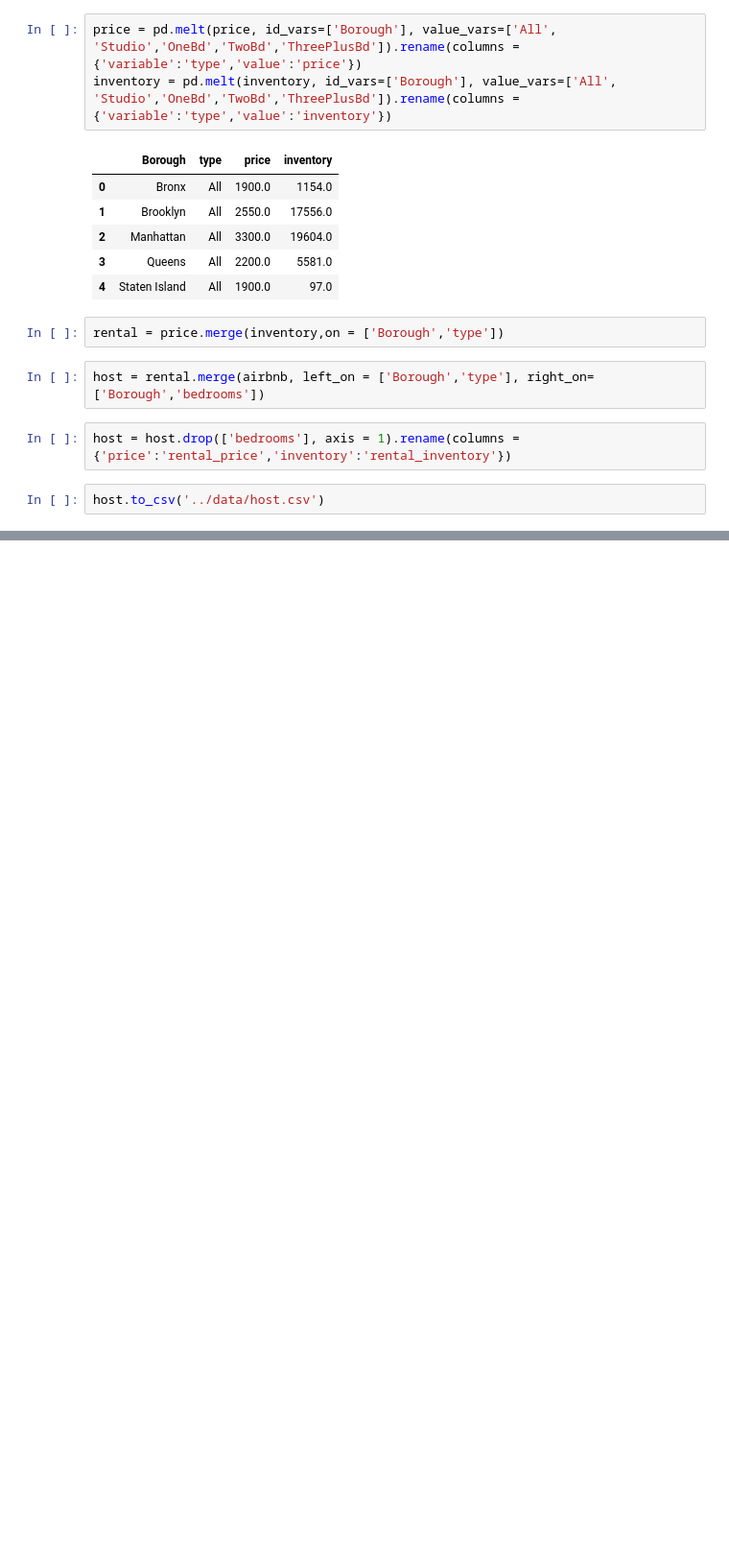
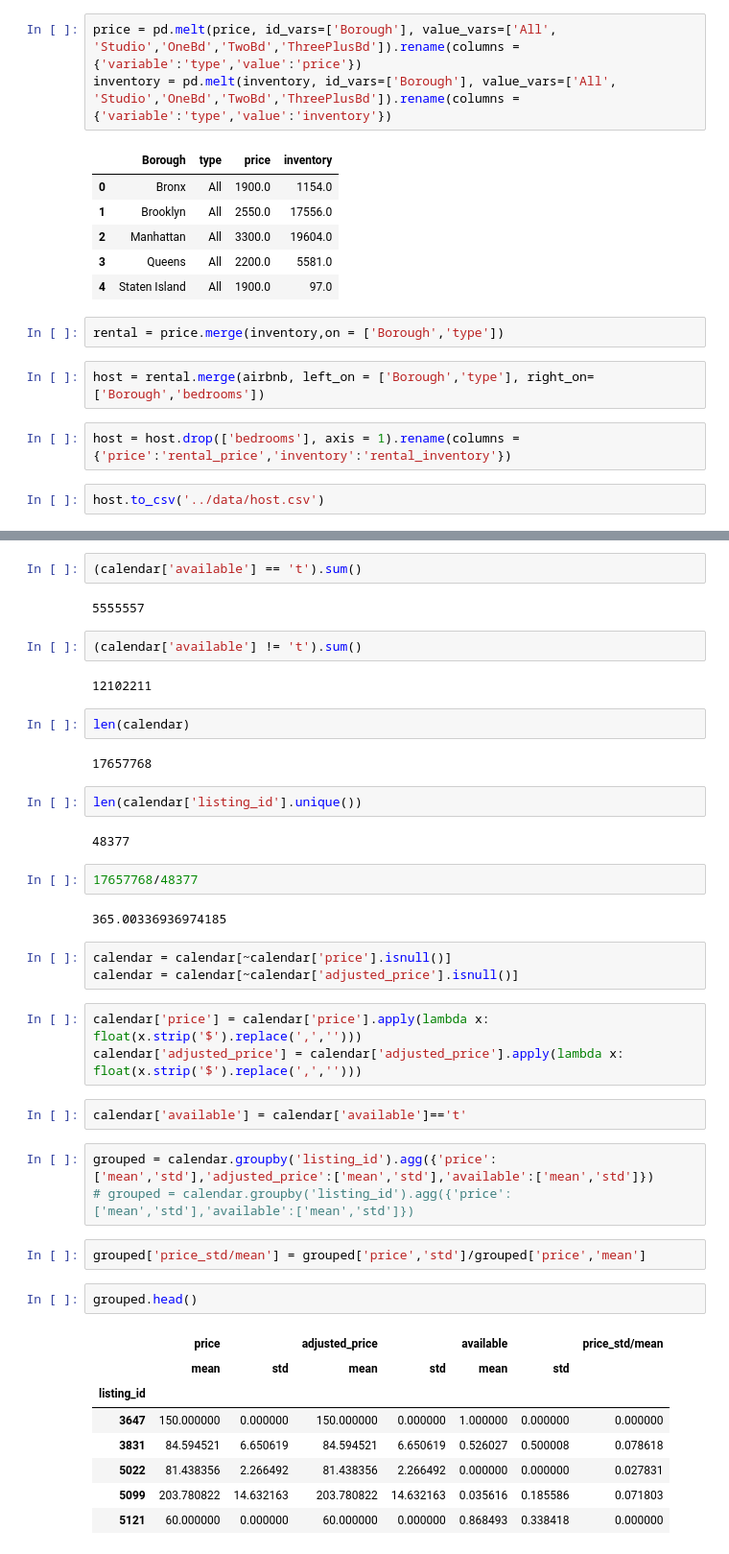
Before and after one commit to wuzheyu/airnalysis, a Jupyter notebook: analysis/host_datacleaning.ipynb, the cells around one changed output, grey strips where cells are left out. Shown at 96% size. Cells and saved outputs as stored; diff of their text form; blank space fills up the shorter version.

```diff
--- a/analysis/host_datacleaning.ipynb
+++ b/analysis/host_datacleaning.ipynb
@@ -260,0 +280,44 @@ host.to_csv('../data/host.csv')
+# %%
+(calendar['available'] == 't').sum()
+# %% [output]
+5555557
+# %%
+(calendar['available'] != 't').sum()
+# %% [output]
+12102211
+# %%
+len(calendar)
+# %% [output]
+17657768
+# %%
+len(calendar['listing_id'].unique())
+# %% [output]
+48377
+# %%
+17657768/48377
+# %% [output]
+365.00336936974185
+# %%
+calendar = calendar[~calendar['price'].isnull()]
+calendar = calendar[~calendar['adjusted_price'].isnull()]
+# %%
+calendar['price'] = calendar['price'].apply(lambda x: float(x.strip('$').replace(',','')))
+calendar['adjusted_price'] = calendar['adjusted_price'].apply(lambda x: float(x.strip('$').replace(',','')))
+# %%
+calendar['available'] = calendar['available']=='t'
+# %%
+grouped = calendar.groupby('listing_id').agg({'price':['mean','std'],'adjusted_price':['mean','std'],'available':['mean','std']})
+# grouped = calendar.groupby('listing_id').agg({'price':['mean','std'],'available':['mean','std']})
+# %%
+grouped['price_std/mean'] = grouped['price','std']/grouped['price','mean']
+# %%
+grouped.head()
+# %% [output]
+|  | price |  | adjusted_price |  | available |  | price_std/mean |
+|  | mean | std | mean | std | mean | std |  |
+| listing_id |  |  |  |  |  |  |  |
+| 3647 | 150.000000 | 0.000000 | 150.000000 | 0.000000 | 1.000000 | 0.000000 | 0.000000 |
+| 3831 | 84.594521 | 6.650619 | 84.594521 | 6.650619 | 0.526027 | 0.500008 | 0.078618 |
+| 5022 | 81.438356 | 2.266492 | 81.438356 | 2.266492 | 0.000000 | 0.000000 | 0.027831 |
+| 5099 | 203.780822 | 14.632163 | 203.780822 | 14.632163 | 0.035616 | 0.185586 | 0.071803 |
+| 5121 | 60.000000 | 0.000000 | 60.000000 | 0.000000 | 0.868493 | 0.338418 | 0.000000 |
```
Also changed, not shown: parts of 19 cells of this notebook, 3 other files.
